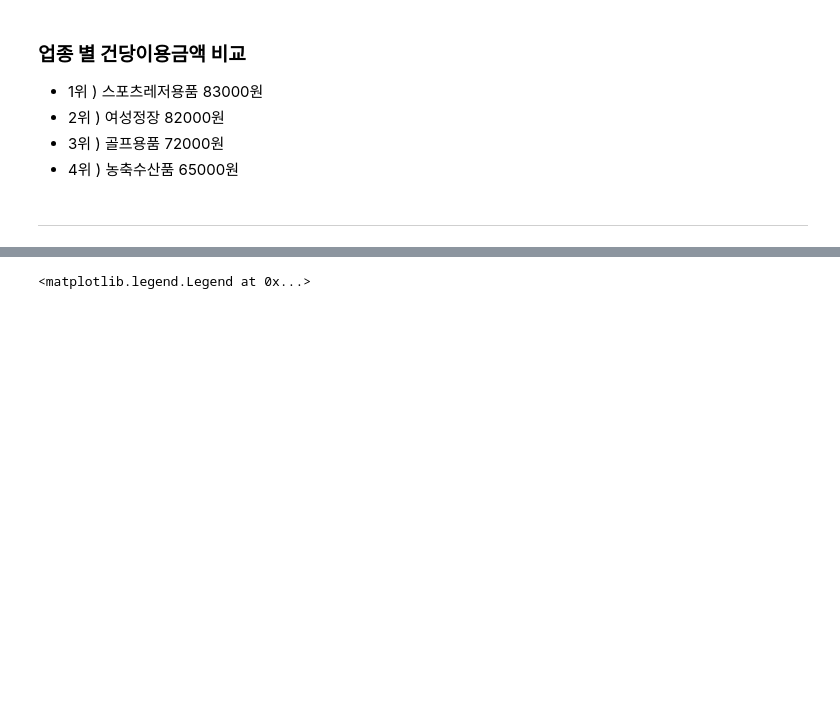
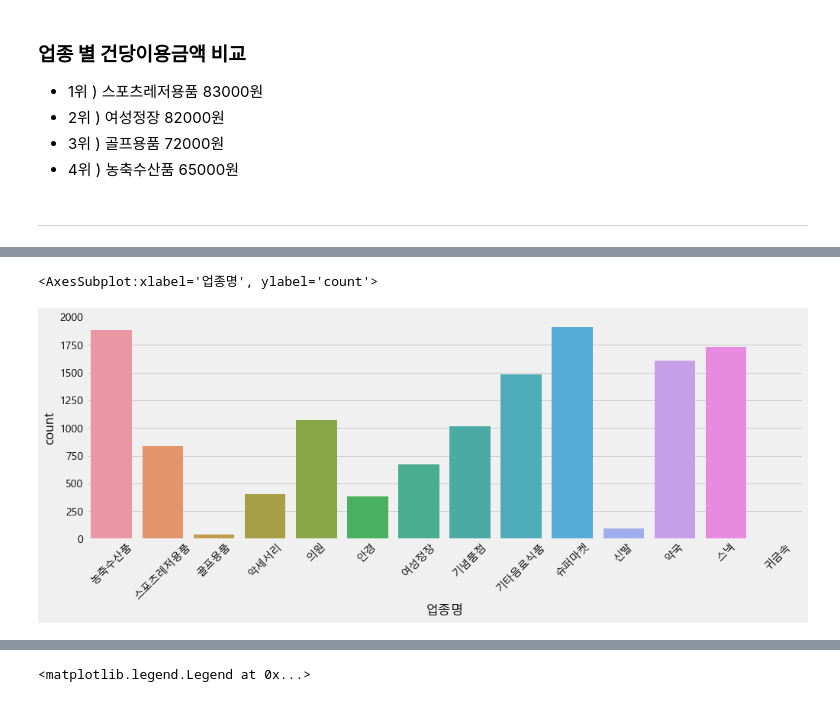
Before and after one commit to HayeonKimm/Tourist_Consumption_Analysis, a Jupyter notebook: code/2_analysis/BC카드 데이터 시각화_조아진.ipynb, the cells around one changed output, grey strips where cells are left out. Saved outputs shown, nothing was run; the diff lists cells and outputs as text; code cells hidden in the pictures; blank space fills up the shorter version.

```diff
--- a/code/2_analysis/BC카드 데이터 시각화_조아진.ipynb
+++ b/code/2_analysis/BC카드 데이터 시각화_조아진.ipynb
@@ -790,0 +805,7 @@ plt.legend(bbox_to_anchor=(1.01, 1), loc=2, borderaxespad=0.)
+# %%
+plt.figure(figsize=(15, 5))
+plt.xticks(rotation=45)
+sns.countplot(x="업종명", data=df)
+# %% [output]
+<AxesSubplot:xlabel='업종명', ylabel='count'>
+[figure, added]
```
Also changed, not shown: parts of 6 cells of this notebook.
